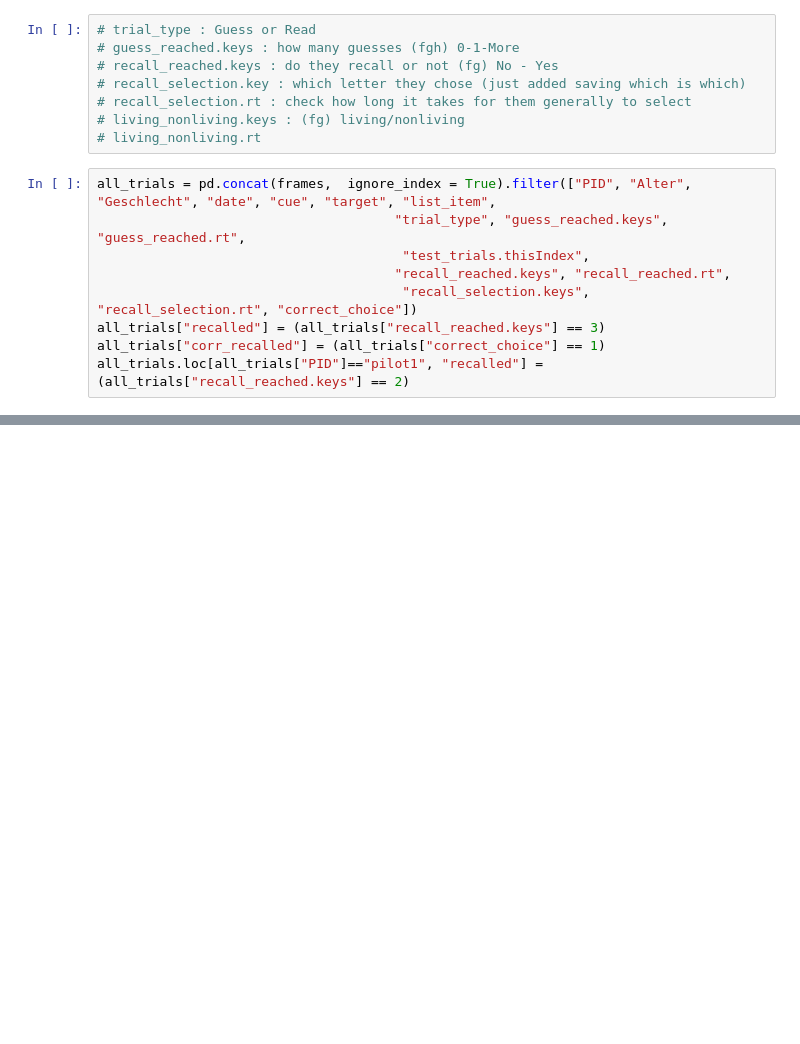
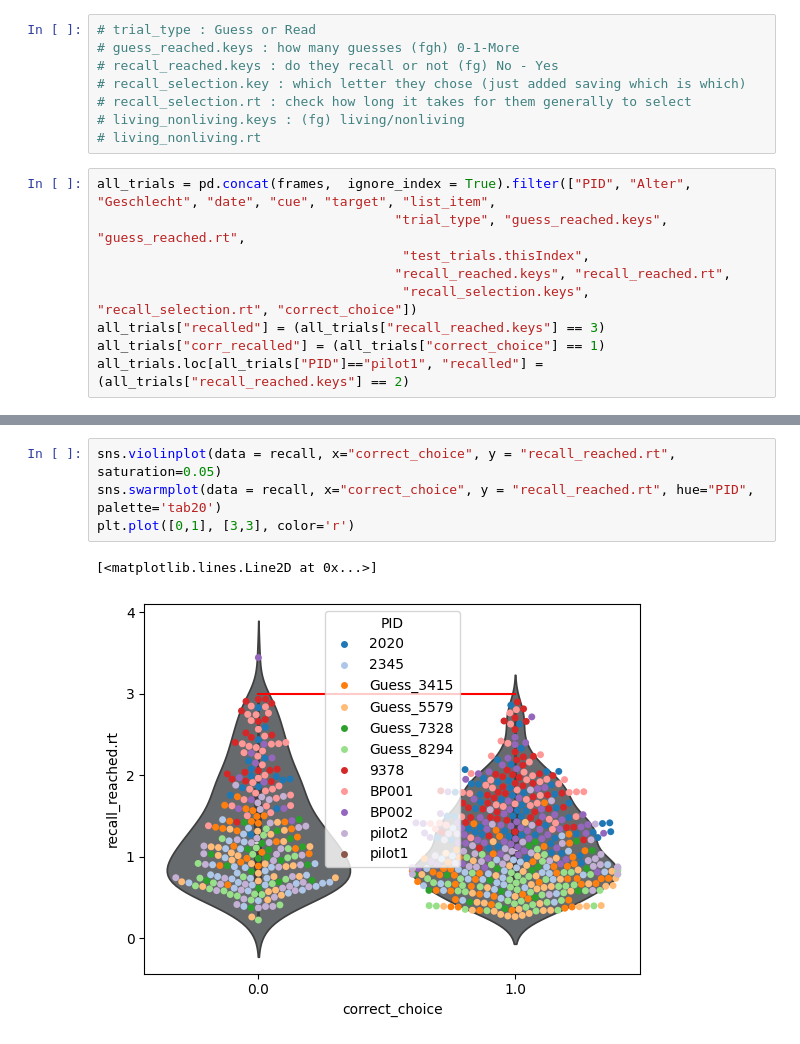
Before and after one commit to zs-nemecz/Guess_fMRI, a Jupyter notebook: behavioral_data_analysis.ipynb, the cells around one changed output, grey strips where cells are left out. Drawn from its saved outputs; the diff is of its cells as text; blank space fills up the shorter version.

```diff
--- a/behavioral_data_analysis.ipynb
+++ b/behavioral_data_analysis.ipynb
@@ -73,3 +106,10 @@ sns.catplot(data = recall, hue = "recalled", kind="box", x="trial_type", y = "re
+# %%
+sns.violinplot(data = recall, x="correct_choice", y = "recall_reached.rt", saturation=0.05)
+sns.swarmplot(data = recall, x="correct_choice", y = "recall_reached.rt", hue="PID", palette='tab20')
+plt.plot([0,1], [3,3], color='r')
+# %% [output]
+[<matplotlib.lines.Line2D at 0x...>]
+[figure, added]
 # %%
 sns.violinplot(data = recall, x="trial_type", y = "recall_selection.rt", saturation=0.05)
 sns.swarmplot(data = recall, x="trial_type", y = "recall_selection.rt", hue="PID")
```
Also changed, not shown: parts of 19 cells of this notebook, 8 other files.
